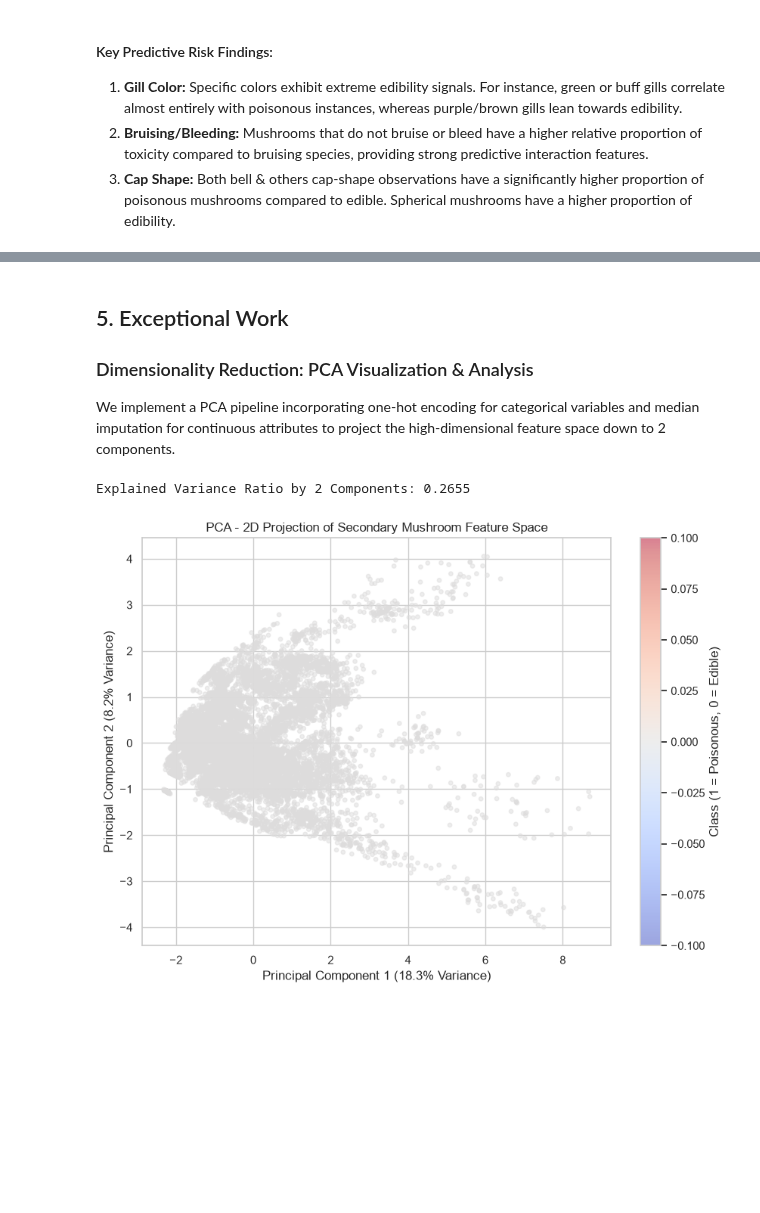
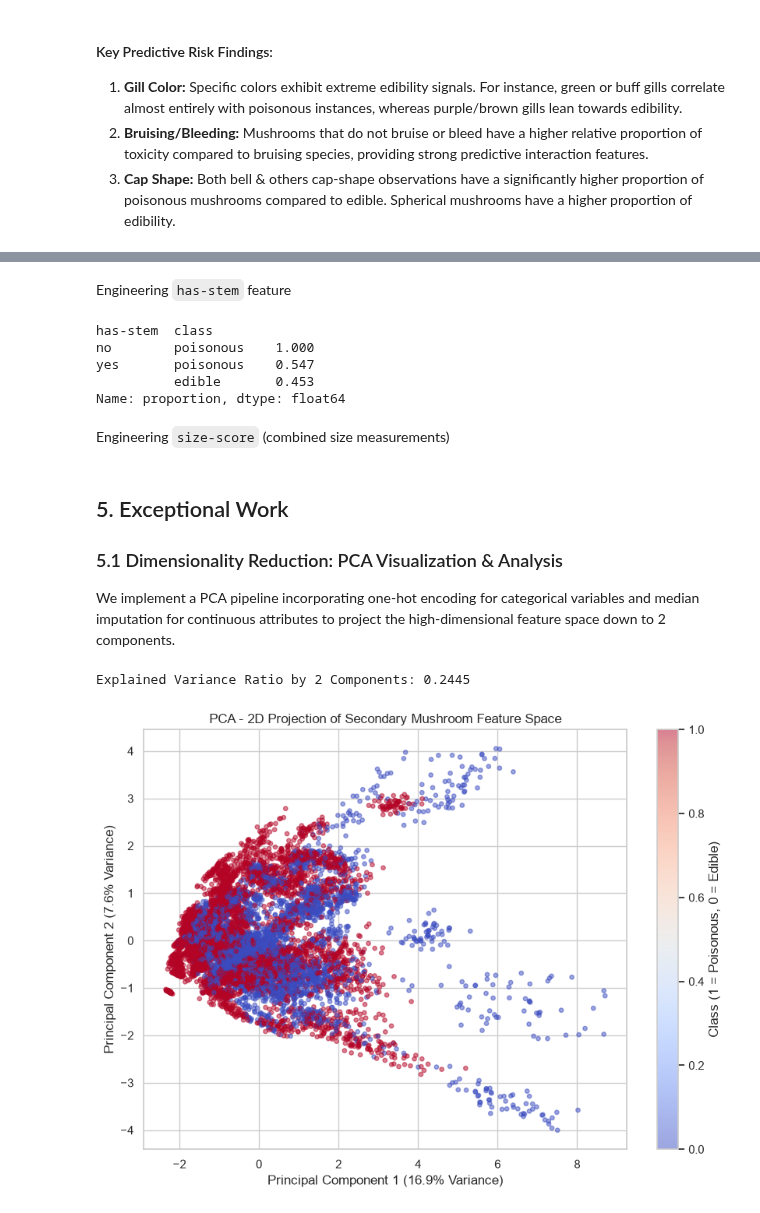
Before and after one commit to joshtsamuel41/7331-AI-1-Group-Project, a Jupyter notebook: Final Lab 1.ipynb, the cells around one changed output, grey strips where cells are left out. Saved outputs shown, nothing was run; the diff lists cells and outputs as text; code cells hidden in the pictures; blank space fills up the shorter version.

```diff
--- a/Final Lab 1.ipynb
+++ b/Final Lab 1.ipynb
@@ -367,7 +474,24 @@ plt.show()
+# %% [markdown]
+Engineering `has-stem` feature
+# %%
+df['has-stem'] = ~((df['stem-height'] == 0) & (df['stem-width'] == 0))
+df['has-stem'] = df['has-stem'].map({True: 'yes', False: 'no'})
+
+print(df.groupby('has-stem')['class'].value_counts(normalize=True).round(3))
+# %% [output]
+has-stem  class
+no        poisonous    1.000
+yes       poisonous    0.547
+          edible       0.453
+Name: proportion, dtype: float64
+# %% [markdown]
+Engineering `size-score` (combined size measurements)
+# %%
+df['size-score'] = df['cap-diameter'] + df['stem-height'] + (df['stem-width']/10) # Divide by 10 to account for unit differences
 # %% [markdown]
 ## 5. Exceptional Work
 
-### Dimensionality Reduction: PCA Visualization & Analysis
+### 5.1 Dimensionality Reduction: PCA Visualization & Analysis
 
 We implement a PCA pipeline incorporating one-hot encoding for categorical variables and median imputation for continuous attributes to project the high-dimensional feature space down to 2 components.
 # %%
@@ -382,39 +506,37 @@ num_features = ['cap-diameter', 'stem-height', 'stem-width']
 cat_features = [c for c in X.columns if c not in num_features]
 
 num_transformer = Pipeline(steps=[
-    ('imputer', SimpleImputer(strategy='median')),
     ('scaler', StandardScaler())
 ])
 
 cat_transformer = Pipeline(steps=[
-    ('imputer', SimpleImputer(strategy='constant', fill_value='missing')),
     ('onehot', OneHotEncoder(handle_unknown='ignore', sparse_output=False))
 ])
 
 preprocessor = ColumnTransformer(transformers=[
     ('num', num_transformer, num_features),
     ('cat', cat_transformer, cat_features)
 ])
 
-# Fit and Transform
+# Fit and Transform (Running Preprocessor on all of X)
 X_processed = preprocessor.fit_transform(X)
 
 # PCA Execution
 pca = PCA(n_components=2)
 X_pca = pca.fit_transform(X_processed)
 
 print(f"Explained Variance Ratio by 2 Components: {pca.explained_variance_ratio_.sum():.4f}")
 
 # Visualization
 plt.figure(figsize=(10, 7))
-scatter = plt.scatter(X_pca[:, 0], X_pca[:, 1], c=(y == 'p').astype(int),
+scatter = plt.scatter(X_pca[:, 0], X_pca[:, 1], c=(y == 'poisonous').astype(int),
                       cmap='coolwarm', alpha=0.5, s=15)
 plt.colorbar(scatter, label='Class (1 = Poisonous, 0 = Edible)')
 plt.xlabel(f"Principal Component 1 ({pca.explained_variance_ratio_[0]*100:.1f}% Variance)")
 plt.ylabel(f"Principal Component 2 ({pca.explained_variance_ratio_[1]*100:.1f}% Variance)")
 plt.title("PCA - 2D Projection of Secondary Mushroom Feature Space")
 plt.show()
 # %% [output]
-Explained Variance Ratio by 2 Components: 0.2655
+Explained Variance Ratio by 2 Components: 0.2445
-[figure, old version]
+[figure, new version]
 # %% [markdown]
```
Also changed, not shown: parts of 23 cells of this notebook.
